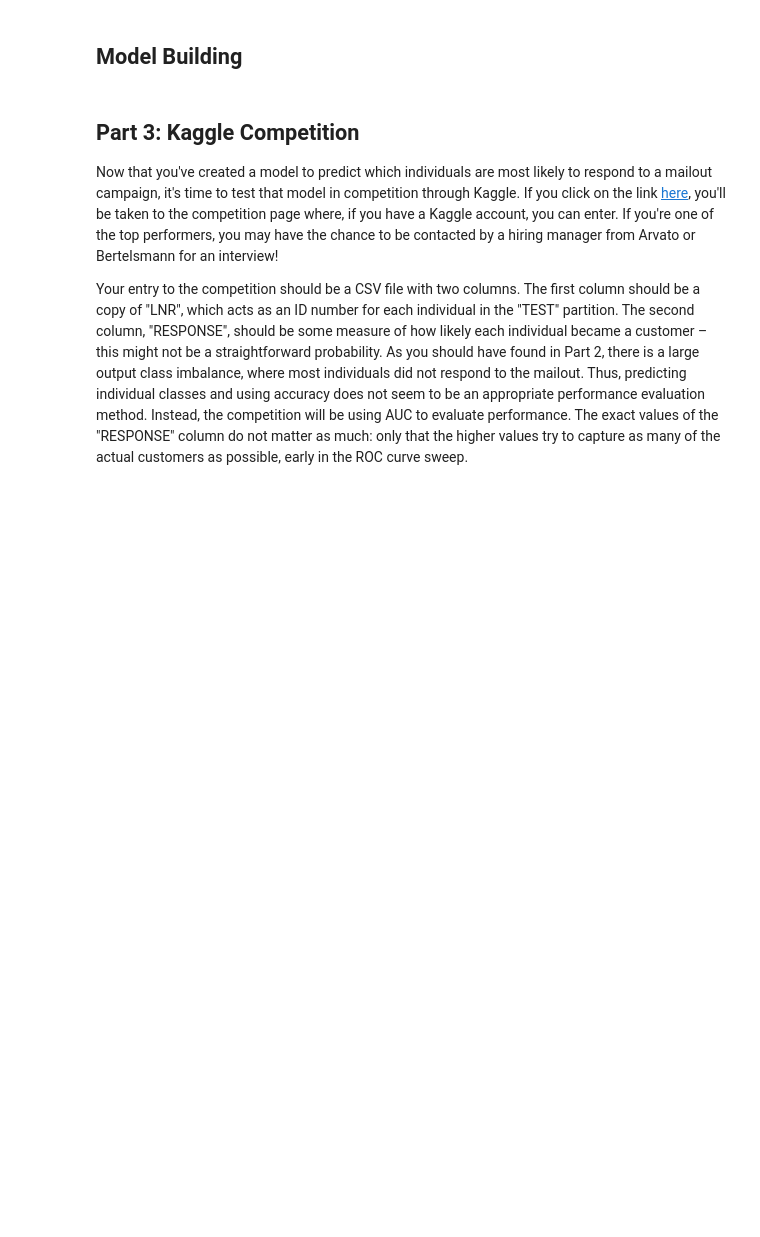
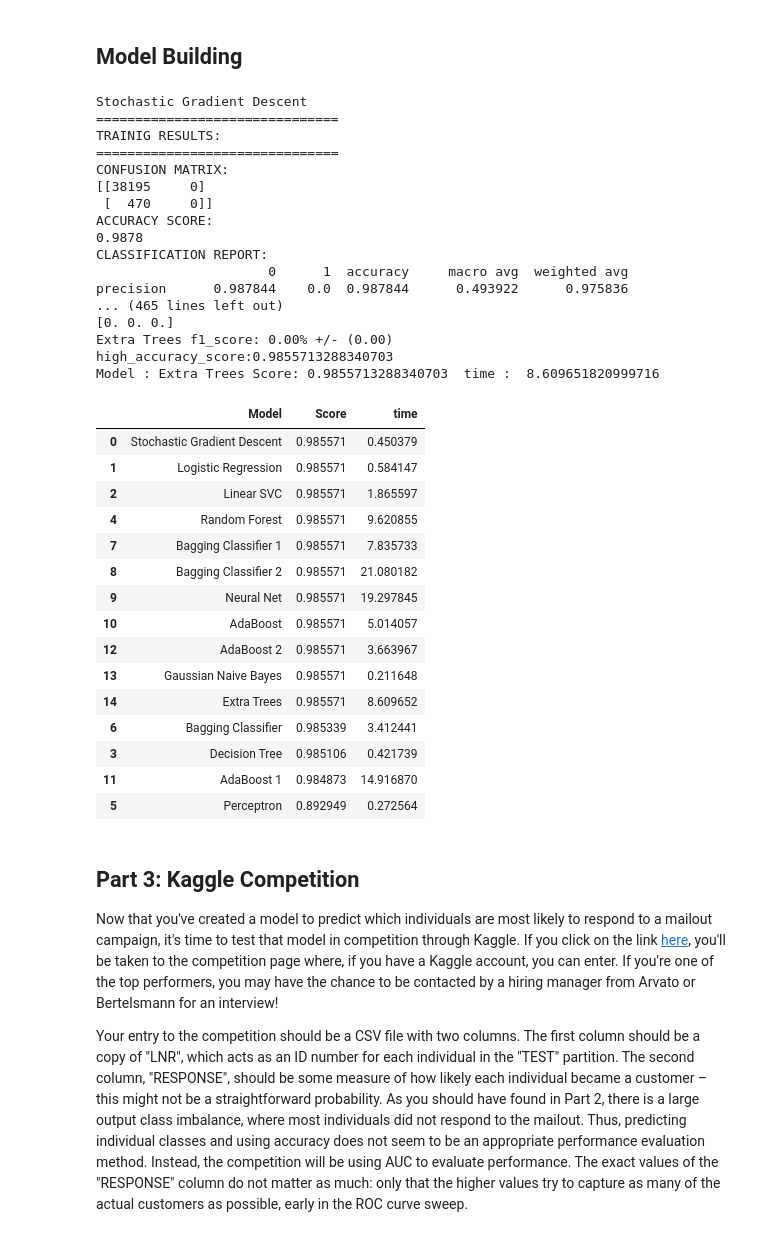
Before and after one commit to Mohamed-Badran/Bertelsmann-Arvato-customer-segmentation, a Jupyter notebook: Arvato Project Workbook.ipynb, the cells around one changed output. Cells and saved outputs as stored; diff of their text form; code cells hidden in the pictures; blank space fills up the shorter version.

```diff
--- a/Arvato Project Workbook.ipynb
+++ b/Arvato Project Workbook.ipynb
@@ -338,18 +564,19 @@ def evaluate(name,model, X_train, X_test, y_train, y_test,high_accuracy_score,be
     model.fit(X_train, y_train)
     y_test_pred = model.predict(X_test)
     y_train_pred = model.predict(X_train)
+    print(f"{name} \n=============================== ")
 
     print("TRAINIG RESULTS: \n===============================")
-#    clf_report = pd.DataFrame(classification_report(y_train, y_train_pred, output_dict=True))
+    clf_report = pd.DataFrame(classification_report(y_train, y_train_pred, output_dict=True))
     print(f"CONFUSION MATRIX:\n{confusion_matrix(y_train, y_train_pred)}")
     print(f"ACCURACY SCORE:\n{accuracy_score(y_train, y_train_pred):.4f}")
-#    print(f"CLASSIFICATION REPORT:\n{clf_report}")
+    print(f"CLASSIFICATION REPORT:\n{clf_report}")
 
     print("TESTING RESULTS: \n===============================")
-#    clf_report = pd.DataFrame(classification_report(y_test, y_test_pred, output_dict=True))
+    clf_report = pd.DataFrame(classification_report(y_test, y_test_pred, output_dict=True))
     print(f"CONFUSION MATRIX:\n{confusion_matrix(y_test, y_test_pred)}")
     print(f"ACCURACY SCORE:\n{accuracy_score(y_test, y_test_pred):.4f}")
-#    print(f"CLASSIFICATION REPORT:\n{clf_report}")
+    print(f"CLASSIFICATION REPORT:\n{clf_report}")
 
 
     scores = cross_val_score(model,  X_test, y_test, cv=3, scoring='f1')
@@ -384,7 +611,7 @@ classifiers = {
     "Decision Tree"              : DecisionTreeClassifier(max_depth=5),
     "Random Forest"              : RandomForestClassifier(n_estimators=110,oob_score=True, random_state=1,
                                          warm_start=True, n_jobs=-1),
-    "Dummy"                      : DummyClassifier(strategy='uniform', random_state=2),
+#    "Dummy"                      : DummyClassifier(strategy='uniform', random_state=2),
 #    "k-Nearest Neighbors"        : KNeighborsClassifier(n_neighbors=46),
     "Perceptron"                 : Perceptron(),
     "Bagging Classifier"         : BaggingClassifier(),
@@ -397,27 +624,63 @@ classifiers = {
     "Gaussian Naive Bayes"       : GaussianNB(),
 #    "QDA"                        : QuadraticDiscriminantAnalysis(),
 #    "Gaussian Proc"              : GaussianProcessClassifier(1.0 * RBF(1.0)),
-    "Extra Trees"                : ExtraTreesClassifier(n_estimators=50, max_depth=10, max_features=0.7, random_state=42, n_jobs=-1),
-    "Gradient Boosting"          : GradientBoostingClassifier(max_depth=10, random_state=42)
+    "Extra Trees"                : ExtraTreesClassifier(n_estimators=50, max_depth=10, max_features=0.7, random_state=42, n_jobs=-1)
+#    ,
+#    "Gradient Boosting"          : GradientBoostingClassifier(max_depth=10, random_state=42)
 #    ,
 #    "xgboost"                    : XGBClassifier(max_depth=10, random_state=42, n_jobs=-1)
 }
 # %%
 from time import perf_counter
 
 models = pd.DataFrame(columns=['Model', 'Score', 'time'])
 nfast = 9      # Not running the Gaussian Process, because it's very very slow method
 head = list(classifiers.items())[:]
 high_accuracy_score = 0
 best_model = None
 for name, classifier in head:
     start = perf_counter()
     high_accuracy_score , acc_score , best_model = evaluate(name,classifier, X_train, X_test, y_train, y_test,high_accuracy_score,best_model)
     end = perf_counter()
     execution_time = (end - start)
     models = models.append({'Model': name, 'Score': acc_score, 'time': execution_time}, ignore_index=True)
-a
+    print(f"Model : {name} Score: {acc_score}  time :  {execution_time}")
+
 models.sort_values(by='Score', ascending=False)
+# %% [output]
+Stochastic Gradient Descent
+===============================
+TRAINIG RESULTS:
+===============================
+CONFUSION MATRIX:
+[[38195     0]
+ [  470     0]]
+ACCURACY SCORE:
+0.9878
+CLASSIFICATION REPORT:
+                      0      1  accuracy     macro avg  weighted avg
+precision      0.987844    0.0  0.987844      0.493922      0.975836
+... (465 lines left out)
+[0. 0. 0.]
+Extra Trees f1_score: 0.00% +/- (0.00)
+high_accuracy_score:0.9855713288340703
+Model : Extra Trees Score: 0.9855713288340703  time :  8.609651820999716
+|  | Model | Score | time |
+| 0 | Stochastic Gradient Descent | 0.985571 | 0.450379 |
+| 1 | Logistic Regression | 0.985571 | 0.584147 |
+| 2 | Linear SVC | 0.985571 | 1.865597 |
+| 4 | Random Forest | 0.985571 | 9.620855 |
+| 7 | Bagging Classifier 1 | 0.985571 | 7.835733 |
+| 8 | Bagging Classifier 2 | 0.985571 | 21.080182 |
+| 9 | Neural Net | 0.985571 | 19.297845 |
+| 10 | AdaBoost | 0.985571 | 5.014057 |
+| 12 | AdaBoost 2 | 0.985571 | 3.663967 |
+| 13 | Gaussian Naive Bayes | 0.985571 | 0.211648 |
+| 14 | Extra Trees | 0.985571 | 8.609652 |
+| 6 | Bagging Classifier | 0.985339 | 3.412441 |
+| 3 | Decision Tree | 0.985106 | 0.421739 |
+| 11 | AdaBoost 1 | 0.984873 | 14.916870 |
+| 5 | Perceptron | 0.892949 | 0.272564 |
 # %% [markdown]
 ## Part 3: Kaggle Competition
 
```
Also changed, not shown: parts of 38 cells of this notebook.
